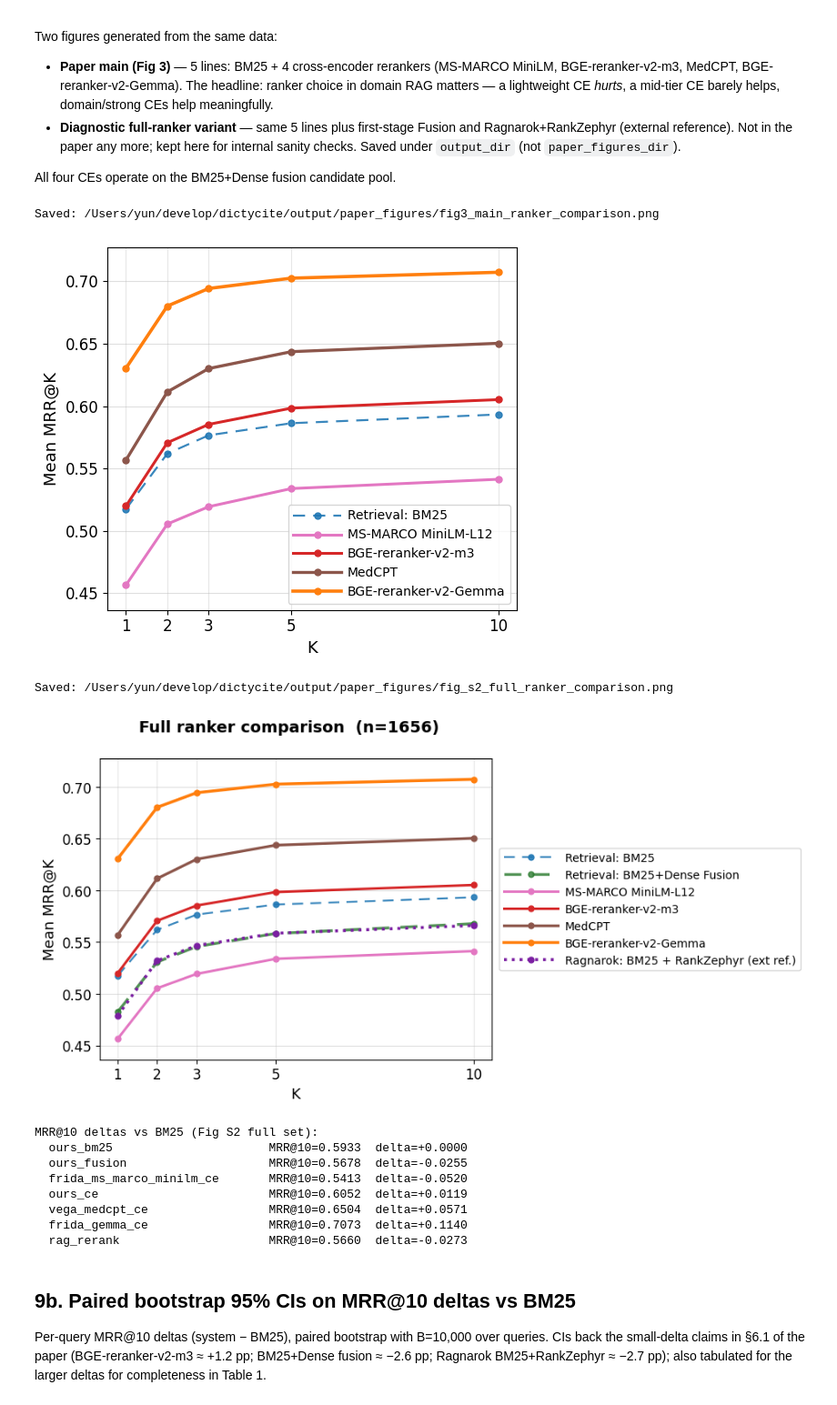
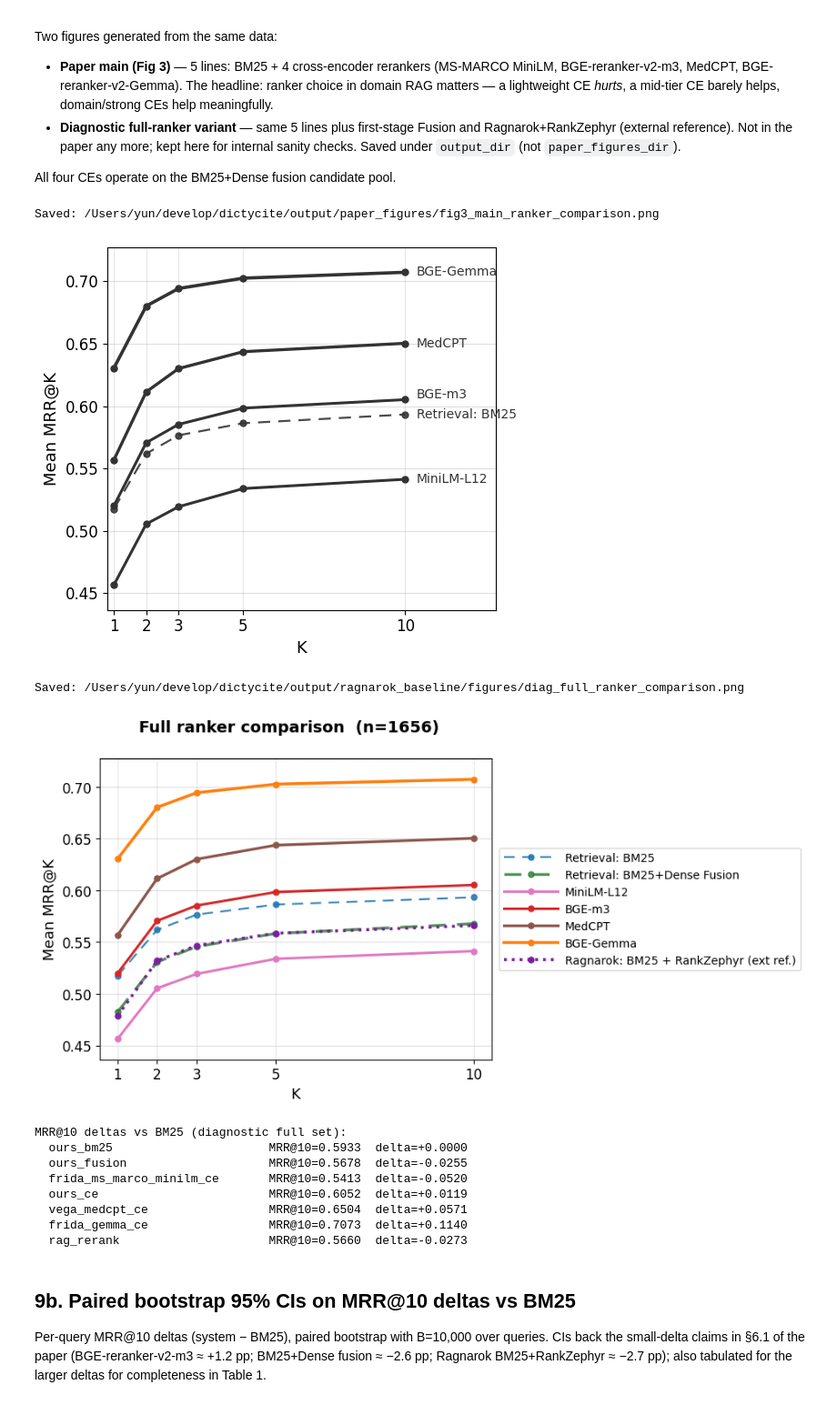
Before and after one commit to fulaibaowang/dictycite, a Jupyter notebook: notebooks/ragnarok_comparison.ipynb, the cells around one changed output. Shown at 91% size. Saved outputs shown, nothing was run; the diff lists cells and outputs as text; code cells hidden in the pictures.

```diff
--- a/notebooks/ragnarok_comparison.ipynb
+++ b/notebooks/ragnarok_comparison.ipynb
@@ -75,11 +76,11 @@ COLORS = {
 LABELS = {
     "ours_bm25":                "Ours: BM25",
     "ours_fusion":              "Ours: BM25+Dense Fusion",
-    "ours_ce":                  "Ours: BGE-reranker-v2-m3",
+    "ours_ce":                  "Ours: BGE-m3",
     "ours_postfusion":          "Ours: Post-rerank Fusion",
     "vega_medcpt_ce":           "Ours: MedCPT (rerank-only)",
-    "frida_gemma_ce":           "Ours: BGE-reranker-v2-Gemma (rerank-only)",
-    "frida_ms_marco_minilm_ce": "Ours: MS MARCO MiniLM (rerank-only)",
+    "frida_gemma_ce":           "Ours: BGE-Gemma (rerank-only)",
+    "frida_ms_marco_minilm_ce": "Ours: MiniLM-L12 (rerank-only)",
     "rag_bm25":                 "Ragnarok: BM25",
     "rag_rerank":               "Ragnarok: BM25 + RankZephyr",
 }
@@ -470,7 +471,7 @@ ALL_METHOD_STYLE: dict[str, dict] = {
         "zorder": 4,
         "marker": "o",
         "markersize": 5,
-        "label": "MS-MARCO MiniLM-L12",
+        "label": "MiniLM-L12",
     },
     "ours_ce": {
         "color": "#d62728",
@@ -480,7 +481,7 @@ ALL_METHOD_STYLE: dict[str, dict] = {
         "zorder": 4,
         "marker": "o",
         "markersize": 5,
-        "label": "BGE-reranker-v2-m3",
+        "label": "BGE-m3",
     },
     "vega_medcpt_ce": {
         "color": "#8c564b",
@@ -500,7 +501,7 @@ ALL_METHOD_STYLE: dict[str, dict] = {
         "zorder": 4,
         "marker": "o",
         "markersize": 5,
-        "label": "BGE-reranker-v2-Gemma",
+        "label": "BGE-Gemma",
     },
     "rag_rerank": {
         "color": "#7b1fa2",
@@ -532,6 +533,7 @@ def _plot_mrr_curves(
     legend_outside_right: bool = False,
     show_title: bool = True,
     fig_width: float | None = None,
+    inline_labels: bool = False,
 ):
     keys = [k for k in method_keys if k in runs]
     mrr = {m: mean_at_ks(runs[m], qrels, fig9_ks, mrr_at_k) for m in keys}
@@ -541,10 +543,15 @@ def _plot_mrr_curves(
     else:
         fig_w = 6.2 if legend_outside_right else 6.0
     fig, ax = plt.subplots(figsize=(fig_w, 4.8))
+    label_points: list[tuple[str, float, float, str]] = []
     for m in keys:
         style = dict(ALL_METHOD_STYLE[m])
         label = style.pop("label")
-        ax.plot(fig9_ks, [mrr[m][k] for k in fig9_ks], label=label, **style)
+        if inline_labels:
+            style["color"] = "#333333"
+        ys = [mrr[m][k] for k in fig9_ks]
+        ax.plot(fig9_ks, ys, label=label, **style)
+        label_points.append((label, fig9_ks[-1], ys[-1], style.get("color", "#333333")))
 
     all_vals = [mrr[m][k] for m in keys for k in fig9_ks]
     y_lo = max(0.0, min(all_vals) - 0.02)
@@ -557,7 +564,25 @@ def _plot_mrr_curves(
     ax.set_xticklabels([str(k) for k in fig9_ks])
     ax.grid(True, axis="y", alpha=0.4)
     ax.grid(True, axis="x", alpha=0.3)
-    if legend_outside_right:
+
+    if inline_labels:
+        # Top-N curves get their label above the endpoint; bottom-M below.
+        # Centered horizontally on the rightmost x value.
+        label_points.sort(key=lambda t: -t[2])
+        n_above = min(3, len(label_points))
+        pad = (y_hi - y_lo) * 0.025
+        x_end = max(fig9_ks)
+        for i, (label, _x, y, color) in enumerate(label_points):
+            if i < n_above:
+                y_text, va = y + pad, "bottom"
+            else:
+                y_text, va = y - pad, "top"
+            ax.text(
+                x_end, y_text, label,
+                va=va, ha="center", fontsize=10, color=color, fontweight="bold",
+            )
+        ax.set_xlim(min(fig9_ks) - 0.2, max(fig9_ks) + 0.6)
+    elif legend_outside_right:
         ax.legend(
             fontsize=10,
             loc="center left",
@@ -571,7 +596,9 @@ def _plot_mrr_curves(
         ax.legend(fontsize=10, loc="lower right", handlelength=3.8, handletextpad=0.5)
     if show_title:
         fig.suptitle(f"{title}  (n={len(qrels)})", fontsize=14, fontweight="bold")
-    if legend_outside_right:
+    if inline_labels:
+        plt.tight_layout()
+    elif legend_outside_right:
         top = 0.93 if show_title else 1.0
         plt.tight_layout(rect=[0, 0, 0.58, top])
     else:
@@ -582,37 +609,38 @@ def _plot_mrr_curves(
     return mrr
 
 
 fig3_mrr = _plot_mrr_curves(
     FIG3_MAIN_KEYS,
     paper_figures_dir / "fig3_main_ranker_comparison.png",
     "Reranker choice",
     show_title=False,
     fig_width=5.5,
+    inline_labels=True,
 )
 
 # Diagnostic full-ranker variant — kept for internal sanity checks but no
 # longer part of the paper. Saved under `output_dir`, not `paper_figures_dir`.
 fig_full_mrr = _plot_mrr_curves(
     FIG_FULL_RANKER_KEYS,
     output_dir / "diag_full_ranker_comparison.png",
     "Full ranker comparison",
     legend_outside_right=True,
 )
 
 # Numerical deltas vs BM25 for caption-writing (diagnostic full set).
 print("\nMRR@10 deltas vs BM25 (diagnostic full set):")
 base = fig_full_mrr["ours_bm25"][10]
 for m in FIG_FULL_RANKER_KEYS:
     if m not in fig_full_mrr:
         continue
     v = fig_full_mrr[m][10]
     print(f"  {m:30s} MRR@10={v:.4f}  delta={v-base:+.4f}")
 # %% [output]
 Saved: /Users/yun/develop/dictycite/output/paper_figures/fig3_main_ranker_comparison.png
-[figure, old version]
+[figure, new version]
-Saved: /Users/yun/develop/dictycite/output/paper_figures/fig_s2_full_ranker_comparison.png
+Saved: /Users/yun/develop/dictycite/output/ragnarok_baseline/figures/diag_full_ranker_comparison.png
-[figure, old version]
+[figure, new version]
-MRR@10 deltas vs BM25 (Fig S2 full set):
+MRR@10 deltas vs BM25 (diagnostic full set):
   ours_bm25                      MRR@10=0.5933  delta=+0.0000
   ours_fusion                    MRR@10=0.5678  delta=-0.0255
   frida_ms_marco_minilm_ce       MRR@10=0.5413  delta=-0.0520
```
Also changed, not shown: parts of 7 cells of this notebook, 14 other files.
